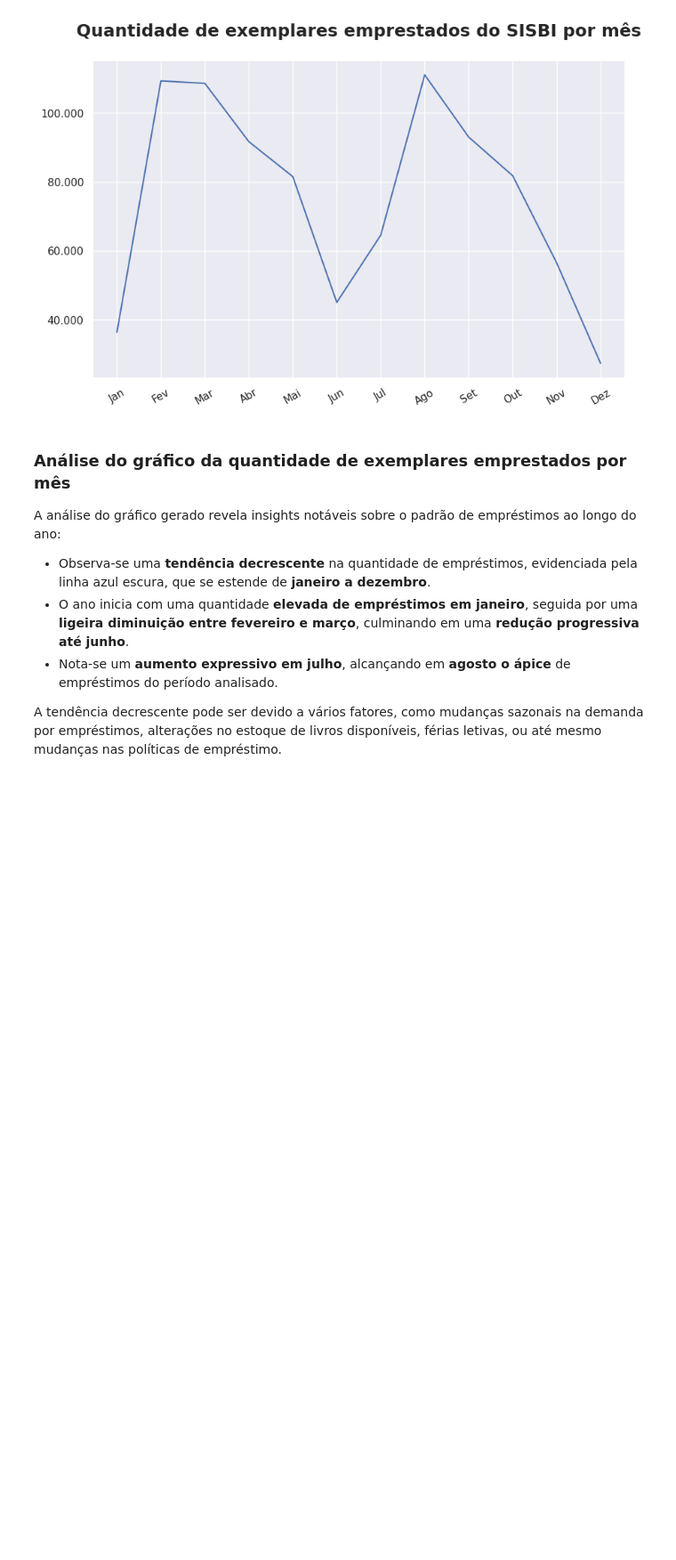
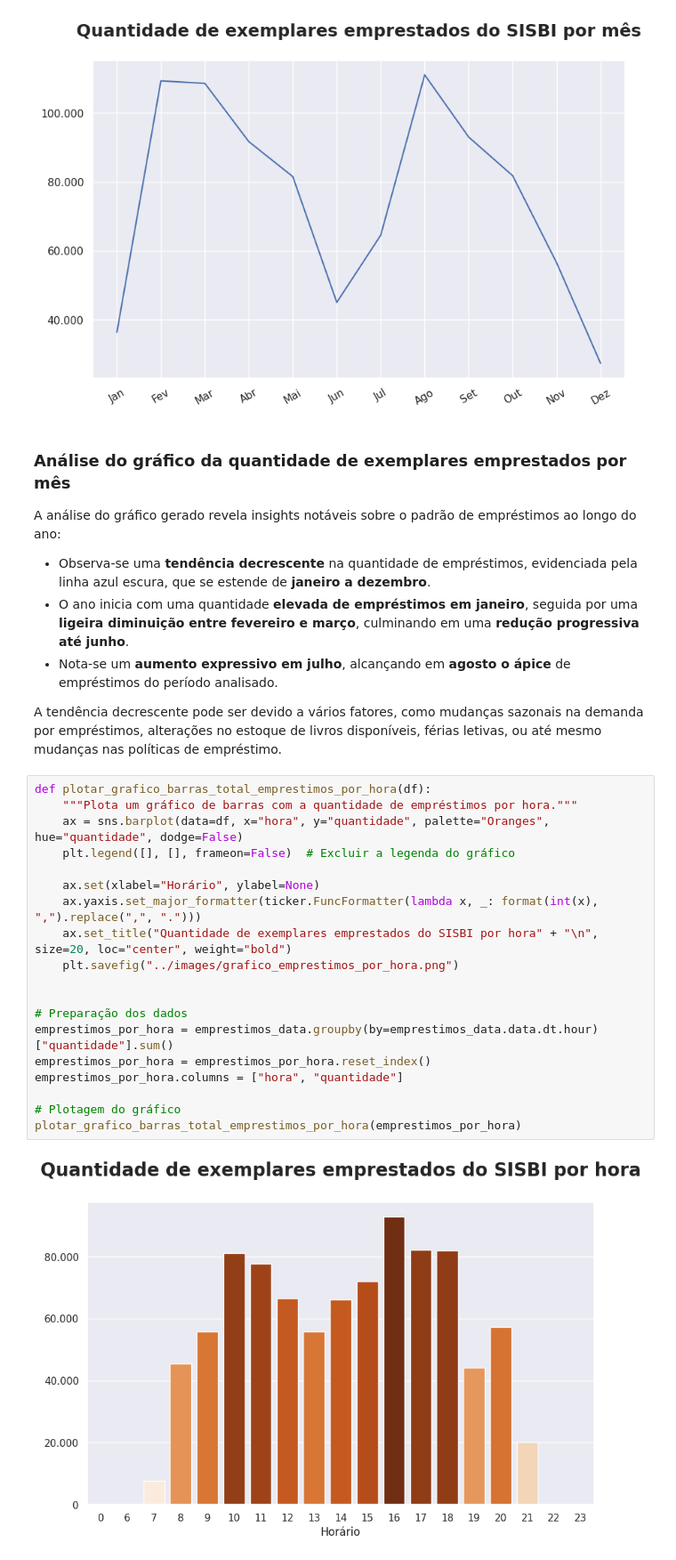
Before and after one commit to santannaflaercio/analise-dados-biblioteca, a Jupyter notebook: notebooks/analise_dos_dados.ipynb, the cells around one changed output. Shown at 89% size. Drawn from its saved outputs; the diff is of its cells as text; blank space fills up the shorter version.

Commit message:
Enhance: Incorporate new visualizations and extend graph analysis

```diff
--- a/notebooks/analise_dos_dados.ipynb
+++ b/notebooks/analise_dos_dados.ipynb
@@ -160,3 +160,24 @@ A análise do gráfico gerado revela insights notáveis sobre o padrão de empr
 - Nota-se um **aumento expressivo em julho**, alcançando em **agosto o ápice** de empréstimos do período analisado.
 
 A tendência decrescente pode ser devido a vários fatores, como mudanças sazonais na demanda por empréstimos, alterações no estoque de livros disponíveis, férias letivas, ou até mesmo mudanças nas políticas de empréstimo.
+# %%
+def plotar_grafico_barras_total_emprestimos_por_hora(df):
+    """Plota um gráfico de barras com a quantidade de empréstimos por hora."""
+    ax = sns.barplot(data=df, x="hora", y="quantidade", palette="Oranges", hue="quantidade", dodge=False)
+    plt.legend([], [], frameon=False)  # Excluir a legenda do gráfico
+
+    ax.set(xlabel="Horário", ylabel=None)
+    ax.yaxis.set_major_formatter(ticker.FuncFormatter(lambda x, _: format(int(x), ",").replace(",", ".")))
+    ax.set_title("Quantidade de exemplares emprestados do SISBI por hora" + "\n", size=20, loc="center", weight="bold")
+    plt.savefig("../images/grafico_emprestimos_por_hora.png")
+
+
+# Preparação dos dados
+emprestimos_por_hora = emprestimos_data.groupby(by=emprestimos_data.data.dt.hour)["quantidade"].sum()
+emprestimos_por_hora = emprestimos_por_hora.reset_index()
+emprestimos_por_hora.columns = ["hora", "quantidade"]
+
+# Plotagem do gráfico
+plotar_grafico_barras_total_emprestimos_por_hora(emprestimos_por_hora)
+# %% [output]
+[figure, added]
```
Also changed, not shown: 1 other file.
